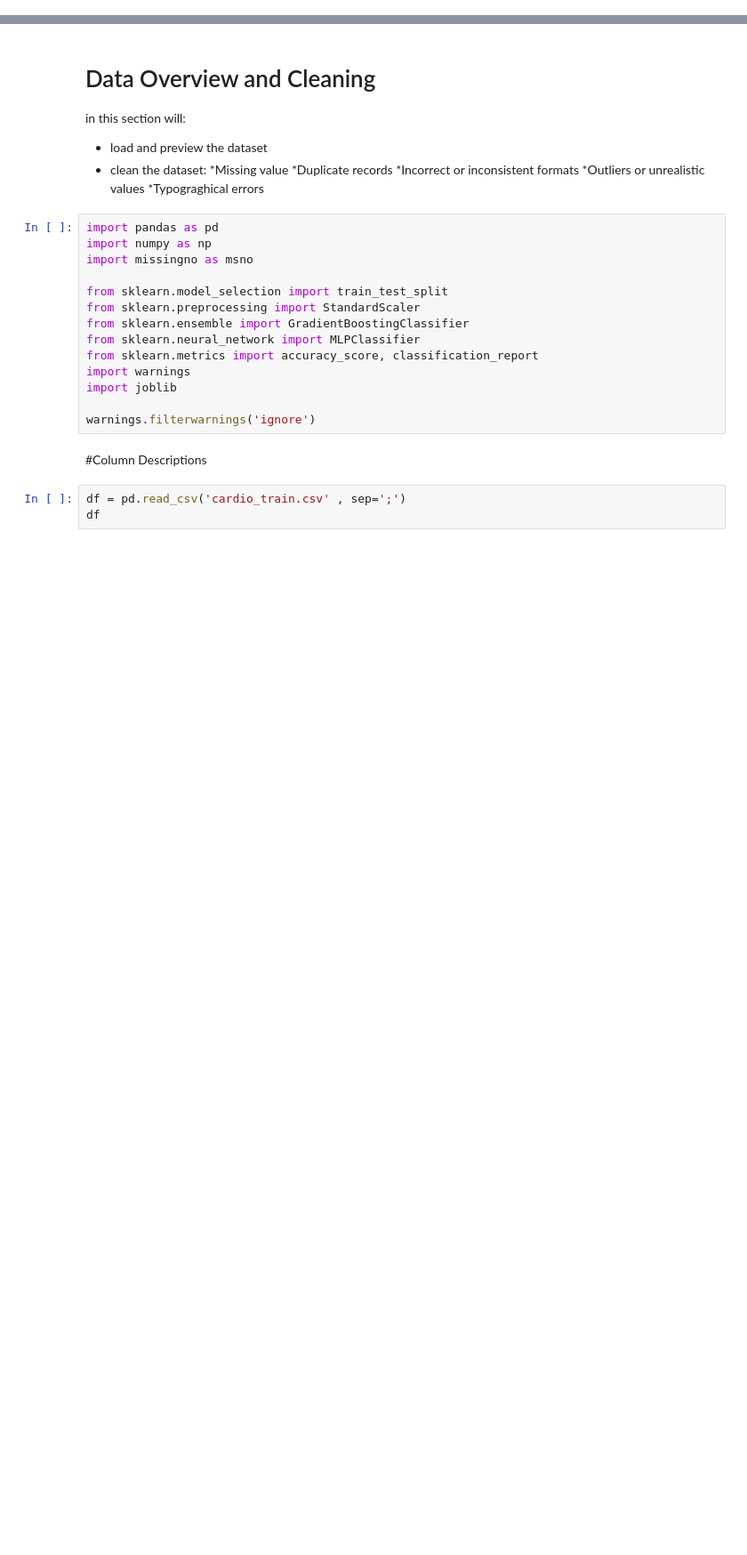
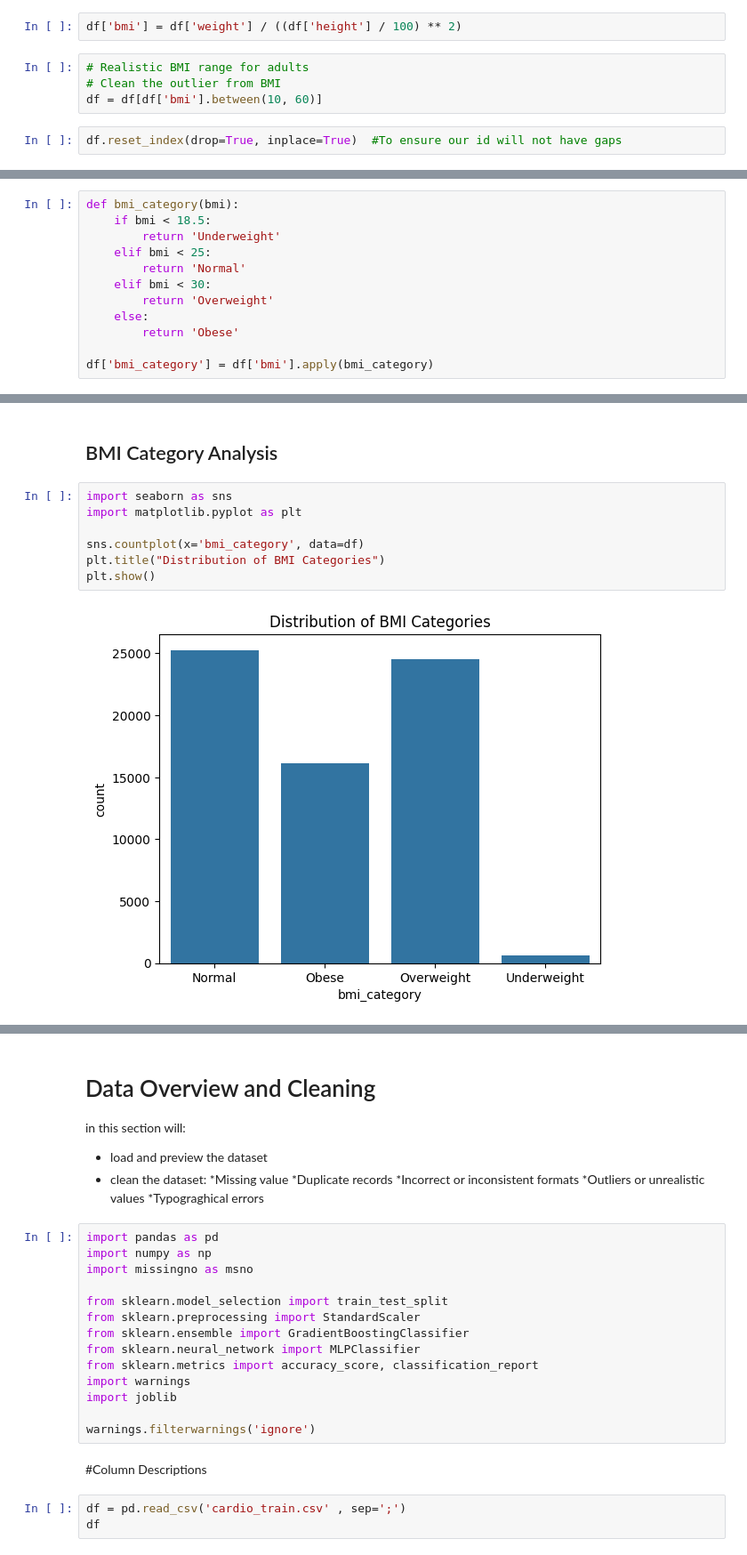
Before and after one commit to yousefghawi/Cardiovascular-disease-capstone-project, a Jupyter notebook: Modeling and Evaluation/Machine_Learning_Modeling.ipynb, the cells around one changed output, grey strips where cells are left out. Shown at 89% size. Cells and saved outputs as stored; diff of their text form; blank space fills up the shorter version.

```diff
--- a/Modeling and Evaluation/Machine_Learning_Modeling.ipynb
+++ b/Modeling and Evaluation/Machine_Learning_Modeling.ipynb
@@ -0,0 +482,8 @@
+# %%
+df['bmi'] = df['weight'] / ((df['height'] / 100) ** 2)
+# %%
+# Realistic BMI range for adults
+# Clean the outlier from BMI
+df = df[df['bmi'].between(10, 60)]
+# %%
+df.reset_index(drop=True, inplace=True)  #To ensure our id will not have gaps
@@ -0,0 +492,12 @@
+# %%
+def bmi_category(bmi):
+    if bmi < 18.5:
+        return 'Underweight'
+    elif bmi < 25:
+        return 'Normal'
+    elif bmi < 30:
+        return 'Overweight'
+    else:
+        return 'Obese'
+
+df['bmi_category'] = df['bmi'].apply(bmi_category)
@@ -0,0 +555,11 @@
+# %% [markdown]
+## BMI Category Analysis
+# %%
+import seaborn as sns
+import matplotlib.pyplot as plt
+
+sns.countplot(x='bmi_category', data=df)
+plt.title("Distribution of BMI Categories")
+plt.show()
+# %% [output]
+[figure, added]
```
Also changed, not shown: parts of 105 cells of this notebook.
